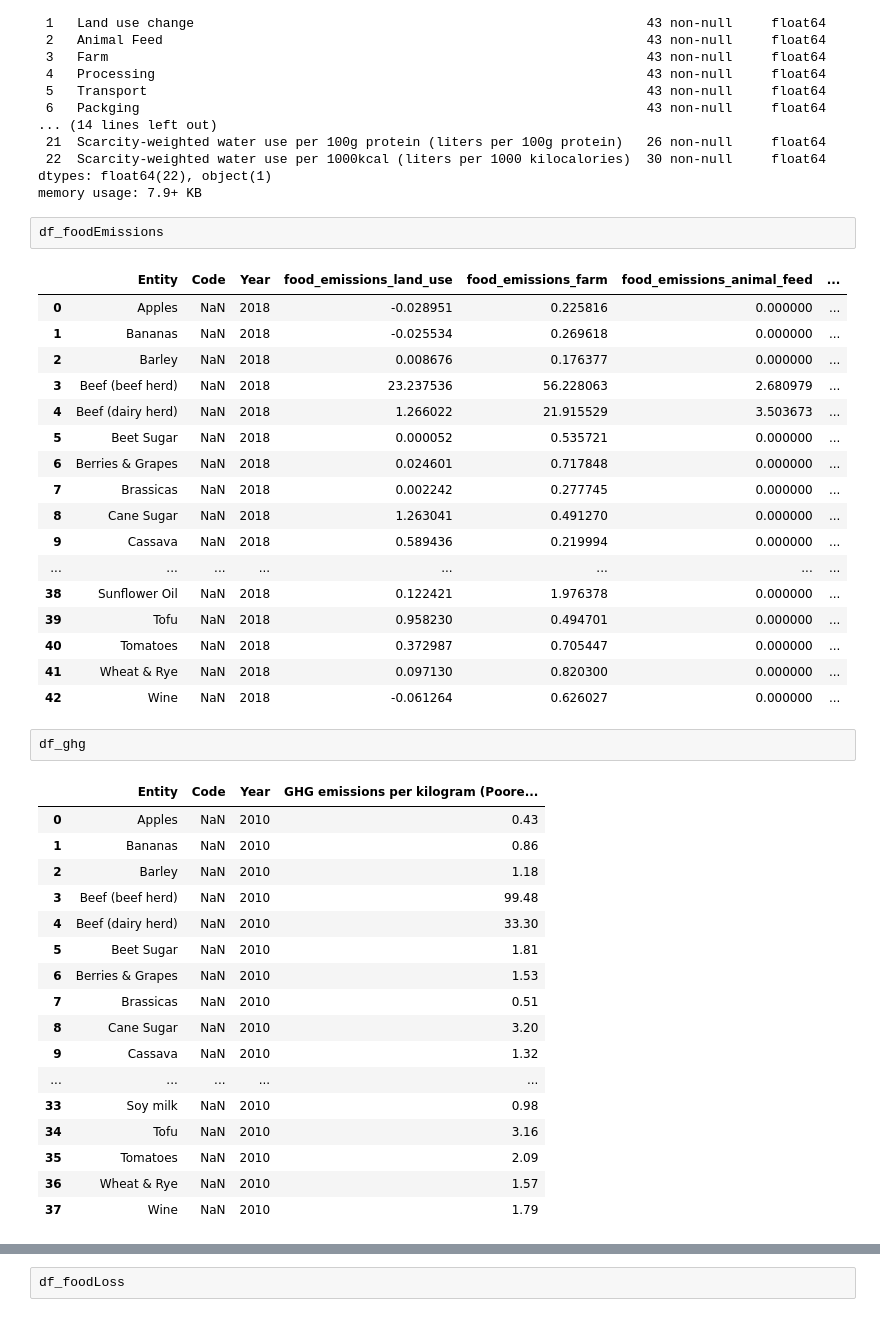
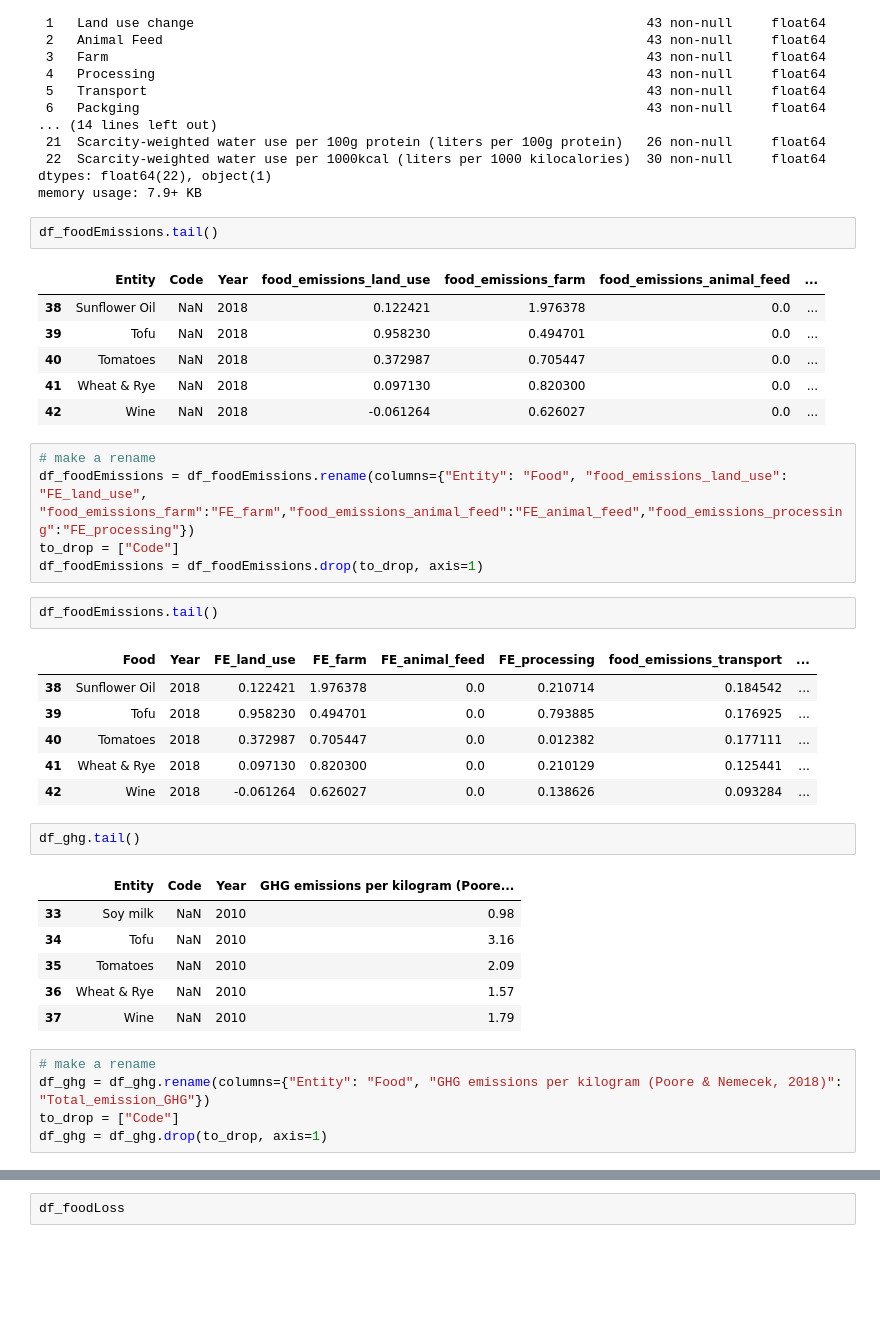
Before and after one commit to CatarinaCosta02/AIS, a Jupyter notebook: ais.ipynb, the cells around one changed output, grey strips where cells are left out. Drawn from its saved outputs; the diff is of its cells as text; blank space fills up the shorter version.

```diff
--- a/ais.ipynb
+++ b/ais.ipynb
@@ -152,42 +145,39 @@ Data columns (total 23 columns):
 dtypes: float64(22), object(1)
 memory usage: 7.9+ KB
 # %%
-df_foodEmissions
+df_foodEmissions.tail()
 # %% [output]
 |  | Entity | Code | Year | food_emissions_land_use | food_emissions_farm | food_emissions_animal_feed | ... |
-| 0 | Apples | NaN | 2018 | -0.028951 | 0.225816 | 0.000000 | ... |
-| 1 | Bananas | NaN | 2018 | -0.025534 | 0.269618 | 0.000000 | ... |
-| 2 | Barley | NaN | 2018 | 0.008676 | 0.176377 | 0.000000 | ... |
-| 3 | Beef (beef herd) | NaN | 2018 | 23.237536 | 56.228063 | 2.680979 | ... |
-| 4 | Beef (dairy herd) | NaN | 2018 | 1.266022 | 21.915529 | 3.503673 | ... |
-| 5 | Beet Sugar | NaN | 2018 | 0.000052 | 0.535721 | 0.000000 | ... |
-| 6 | Berries & Grapes | NaN | 2018 | 0.024601 | 0.717848 | 0.000000 | ... |
-| 7 | Brassicas | NaN | 2018 | 0.002242 | 0.277745 | 0.000000 | ... |
-| 8 | Cane Sugar | NaN | 2018 | 1.263041 | 0.491270 | 0.000000 | ... |
-| 9 | Cassava | NaN | 2018 | 0.589436 | 0.219994 | 0.000000 | ... |
-| ... | ... | ... | ... | ... | ... | ... | ... |
-| 38 | Sunflower Oil | NaN | 2018 | 0.122421 | 1.976378 | 0.000000 | ... |
-| 39 | Tofu | NaN | 2018 | 0.958230 | 0.494701 | 0.000000 | ... |
-| 40 | Tomatoes | NaN | 2018 | 0.372987 | 0.705447 | 0.000000 | ... |
-| 41 | Wheat & Rye | NaN | 2018 | 0.097130 | 0.820300 | 0.000000 | ... |
-| 42 | Wine | NaN | 2018 | -0.061264 | 0.626027 | 0.000000 | ... |
+| 38 | Sunflower Oil | NaN | 2018 | 0.122421 | 1.976378 | 0.0 | ... |
+| 39 | Tofu | NaN | 2018 | 0.958230 | 0.494701 | 0.0 | ... |
+| 40 | Tomatoes | NaN | 2018 | 0.372987 | 0.705447 | 0.0 | ... |
+| 41 | Wheat & Rye | NaN | 2018 | 0.097130 | 0.820300 | 0.0 | ... |
+| 42 | Wine | NaN | 2018 | -0.061264 | 0.626027 | 0.0 | ... |
+# %%
+# make a rename
+df_foodEmissions = df_foodEmissions.rename(columns={"Entity": "Food", "food_emissions_land_use": "FE_land_use", "food_emissions_farm":"FE_farm","food_emissions_animal_feed":"FE_animal_feed","food_emissions_processing":"FE_processing"})
+to_drop = ["Code"]
+df_foodEmissions = df_foodEmissions.drop(to_drop, axis=1)
+# %%
+df_foodEmissions.tail()
+# %% [output]
+|  | Food | Year | FE_land_use | FE_farm | FE_animal_feed | FE_processing | food_emissions_transport | ... |
+| 38 | Sunflower Oil | 2018 | 0.122421 | 1.976378 | 0.0 | 0.210714 | 0.184542 | ... |
+| 39 | Tofu | 2018 | 0.958230 | 0.494701 | 0.0 | 0.793885 | 0.176925 | ... |
+| 40 | Tomatoes | 2018 | 0.372987 | 0.705447 | 0.0 | 0.012382 | 0.177111 | ... |
+| 41 | Wheat & Rye | 2018 | 0.097130 | 0.820300 | 0.0 | 0.210129 | 0.125441 | ... |
+| 42 | Wine | 2018 | -0.061264 | 0.626027 | 0.0 | 0.138626 | 0.093284 | ... |
 # %%
-df_ghg
+df_ghg.tail()
 # %% [output]
 |  | Entity | Code | Year | GHG emissions per kilogram (Poore... |
-| 0 | Apples | NaN | 2010 | 0.43 |
-| 1 | Bananas | NaN | 2010 | 0.86 |
-| 2 | Barley | NaN | 2010 | 1.18 |
-| 3 | Beef (beef herd) | NaN | 2010 | 99.48 |
-| 4 | Beef (dairy herd) | NaN | 2010 | 33.30 |
-| 5 | Beet Sugar | NaN | 2010 | 1.81 |
-| 6 | Berries & Grapes | NaN | 2010 | 1.53 |
-| 7 | Brassicas | NaN | 2010 | 0.51 |
-| 8 | Cane Sugar | NaN | 2010 | 3.20 |
-| 9 | Cassava | NaN | 2010 | 1.32 |
-| ... | ... | ... | ... | ... |
 | 33 | Soy milk | NaN | 2010 | 0.98 |
 | 34 | Tofu | NaN | 2010 | 3.16 |
 | 35 | Tomatoes | NaN | 2010 | 2.09 |
 | 36 | Wheat & Rye | NaN | 2010 | 1.57 |
 | 37 | Wine | NaN | 2010 | 1.79 |
+# %%
+# make a rename
+df_ghg = df_ghg.rename(columns={"Entity": "Food", "GHG emissions per kilogram (Poore & Nemecek, 2018)": "Total_emission_GHG"})
+to_drop = ["Code"]
+df_ghg = df_ghg.drop(to_drop, axis=1)
```
Also changed, not shown: parts of 13 cells of this notebook.
